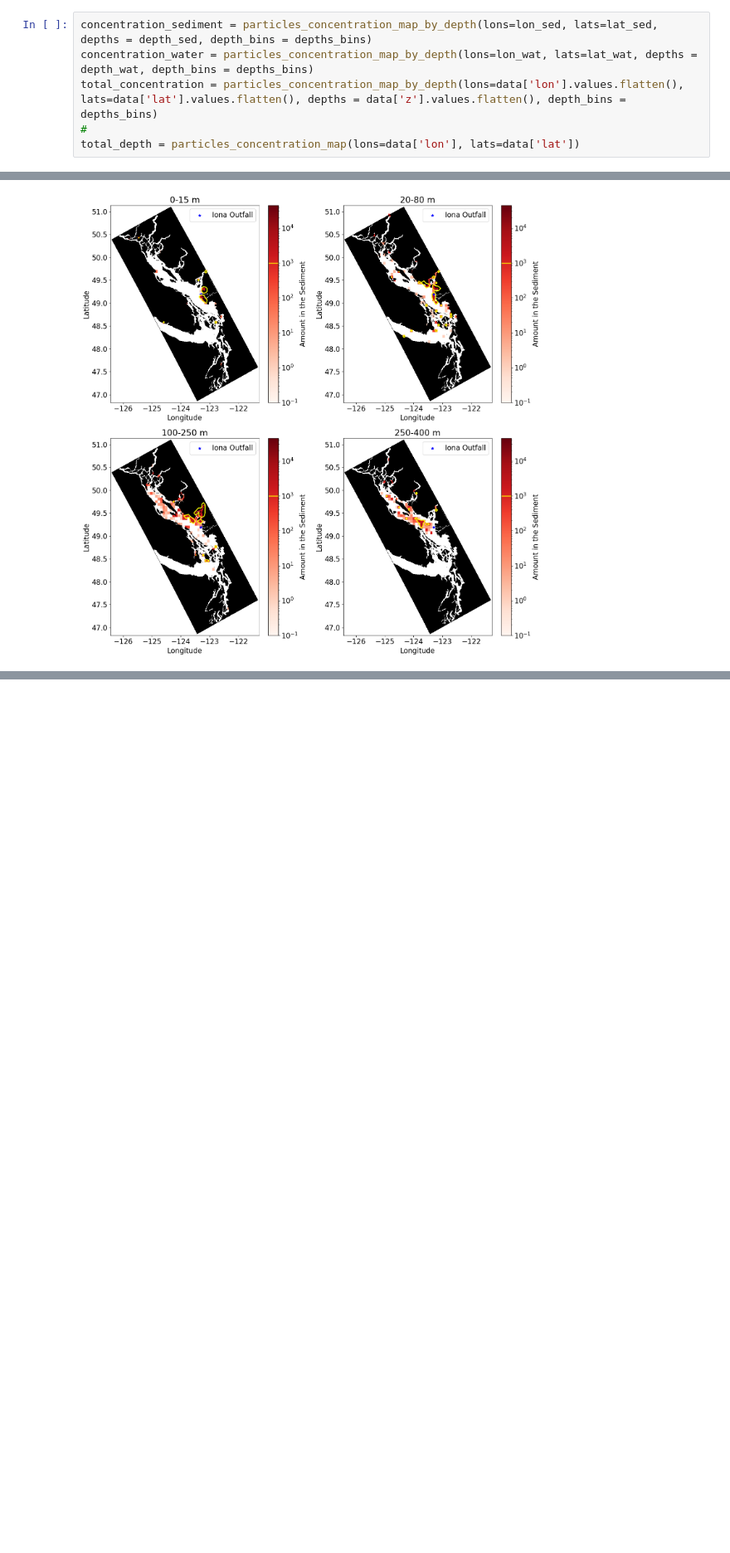
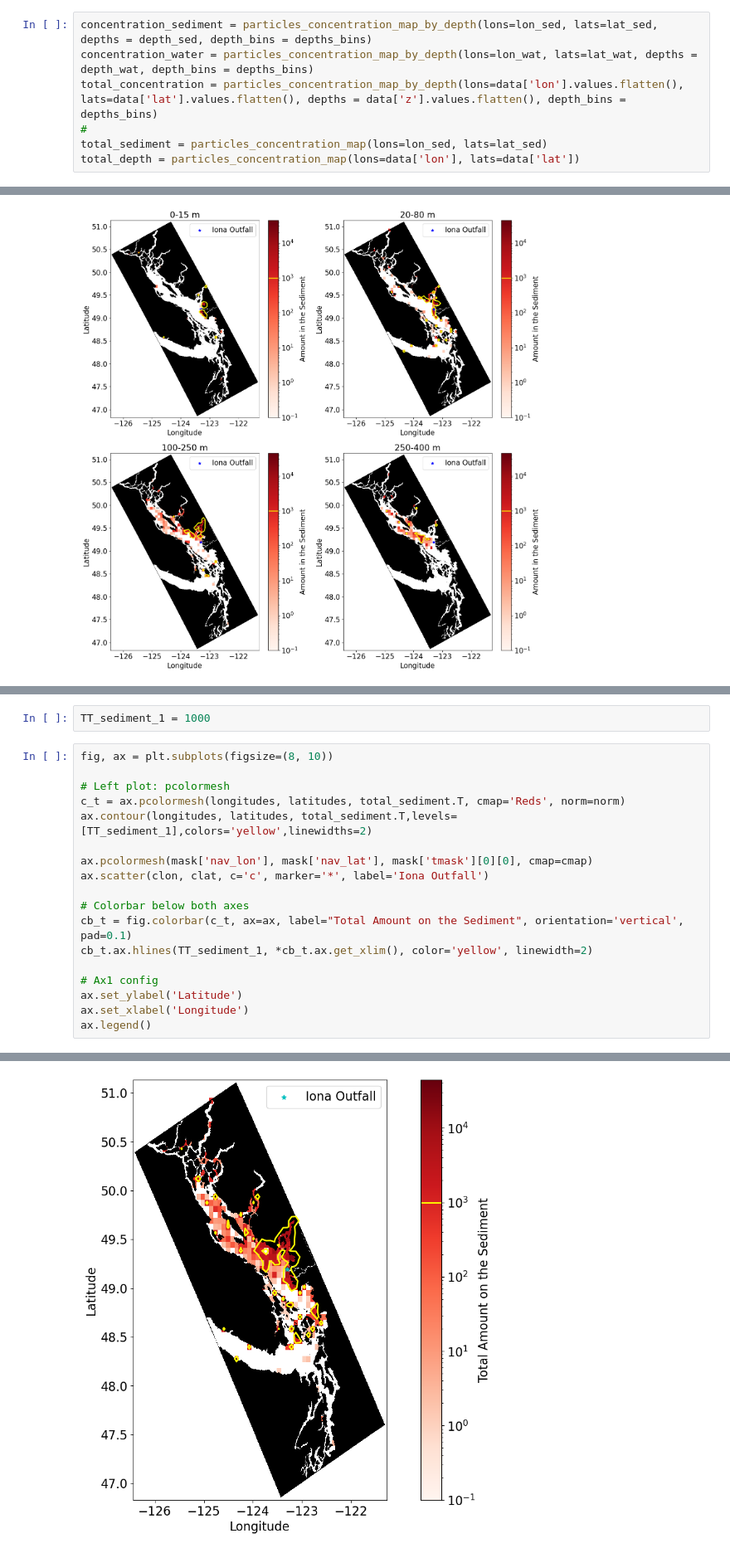
Before and after one commit to SalishSeaCast/analysis-vicente, a Jupyter notebook: Ocean_Parcels/PBDE_simulations/Analysis_simulation_regions_V2.ipynb, the cells around one changed output, grey strips where cells are left out. Shown at 83% size. Drawn from its saved outputs; the diff is of its cells as text; blank space fills up the shorter version.

```diff
--- a/Ocean_Parcels/PBDE_simulations/Analysis_simulation_regions_V2.ipynb
+++ b/Ocean_Parcels/PBDE_simulations/Analysis_simulation_regions_V2.ipynb
@@ -583,6 +583,7 @@ concentration_sediment = particles_concentration_map_by_depth(lons=lon_sed, lats
 concentration_water = particles_concentration_map_by_depth(lons=lon_wat, lats=lat_wat, depths = depth_wat, depth_bins = depths_bins)
 total_concentration = particles_concentration_map_by_depth(lons=data['lon'].values.flatten(), lats=data['lat'].values.flatten(), depths = data['z'].values.flatten(), depth_bins = depths_bins)
 #
+total_sediment = particles_concentration_map(lons=lon_sed, lats=lat_sed)
 total_depth = particles_concentration_map(lons=data['lon'], lats=data['lat'])
 # %%
 labels = ['0-15 m', '20-80 m', '100-250 m', '250-400 m']
@@ -719,0 +723,21 @@ plt.tight_layout()
+# %%
+TT_sediment_1 = 1000
+# %%
+fig, ax = plt.subplots(figsize=(8, 10))
+
+# Left plot: pcolormesh
+c_t = ax.pcolormesh(longitudes, latitudes, total_sediment.T, cmap='Reds', norm=norm)
+ax.contour(longitudes, latitudes, total_sediment.T,levels=[TT_sediment_1],colors='yellow',linewidths=2)
+
+ax.pcolormesh(mask['nav_lon'], mask['nav_lat'], mask['tmask'][0][0], cmap=cmap)
+ax.scatter(clon, clat, c='c', marker='*', label='Iona Outfall')
+
+# Colorbar below both axes
+cb_t = fig.colorbar(c_t, ax=ax, label="Total Amount on the Sediment", orientation='vertical', pad=0.1)
+cb_t.ax.hlines(TT_sediment_1, *cb_t.ax.get_xlim(), color='yellow', linewidth=2)
+
+# Ax1 config
+ax.set_ylabel('Latitude')
+ax.set_xlabel('Longitude')
+ax.legend()
+# %% [output]
@@ -720 +745,2 @@ plt.tight_layout()
+[figure, added]
 # %% [markdown]
```
Also changed, not shown: parts of 3 cells of this notebook, 2 other files.
